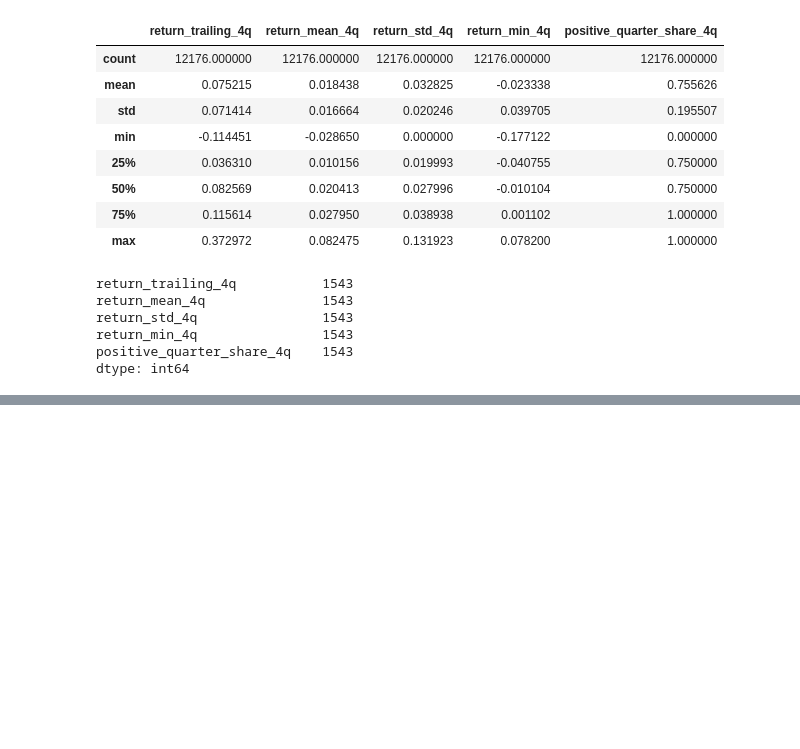
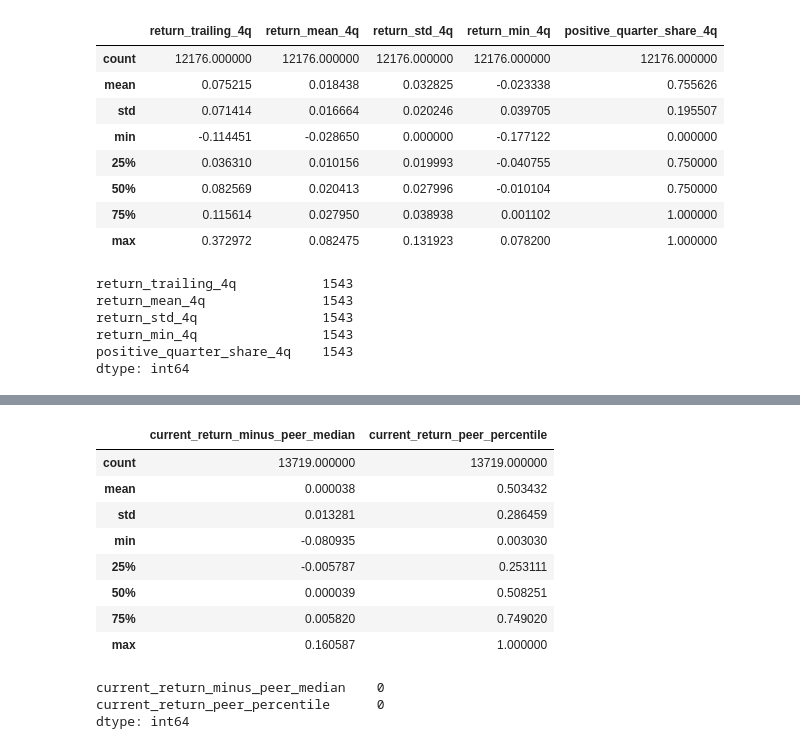
Before and after one commit to terra9/superannuation-performance-early-warning, a Jupyter notebook: notebooks/feature_engineering.ipynb, the cells around one changed output, grey strips where cells are left out. Saved outputs shown, nothing was run; the diff lists cells and outputs as text; code cells hidden in the pictures; blank space fills up the shorter version.

```diff
--- a/notebooks/feature_engineering.ipynb
+++ b/notebooks/feature_engineering.ipynb
@@ -404,0 +589,49 @@ dtype: int64
+# %%
+# define the peer feature
+peer_feature_cols = [
+    "rse_abn",
+    "abn_investment_option_identifier",
+    "period_end_date",
+    "current_return_minus_peer_median",
+    "current_return_peer_percentile",
+]
+
+# map the peer features into the modelling table
+hist_model_mysuper_features = (
+    hist_model_mysuper_features
+    .merge(
+        peer_current_returns[peer_feature_cols],
+        on=peer_keys,
+        how="left",
+        validate="many_to_one",
+    )
+)
+# %%
+# validate result
+hist_model_mysuper_features[
+    [
+        "current_return_minus_peer_median",
+        "current_return_peer_percentile",
+    ]
+].describe()
+# %% [output]
+|  | current_return_minus_peer_median | current_return_peer_percentile |
+| count | 13719.000000 | 13719.000000 |
+| mean | 0.000038 | 0.503432 |
+| std | 0.013281 | 0.286459 |
+| min | -0.080935 | 0.003030 |
+| 25% | -0.005787 | 0.253111 |
+| 50% | 0.000039 | 0.508251 |
+| 75% | 0.005820 | 0.749020 |
+| max | 0.160587 | 1.000000 |
+# %%
+hist_model_mysuper_features[
+    [
+        "current_return_minus_peer_median",
+        "current_return_peer_percentile",
+    ]
+].isna().sum()
+# %% [output]
+current_return_minus_peer_median    0
+current_return_peer_percentile      0
+dtype: int64
```
Also changed, not shown: parts of 12 cells of this notebook.
